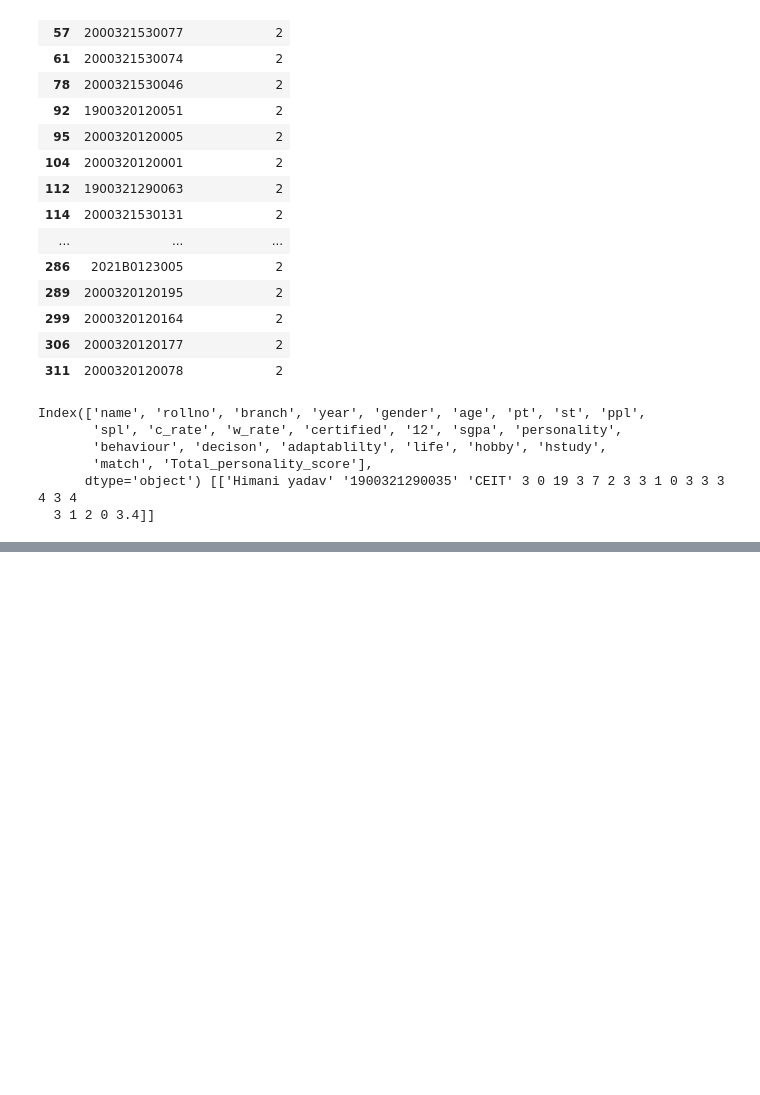
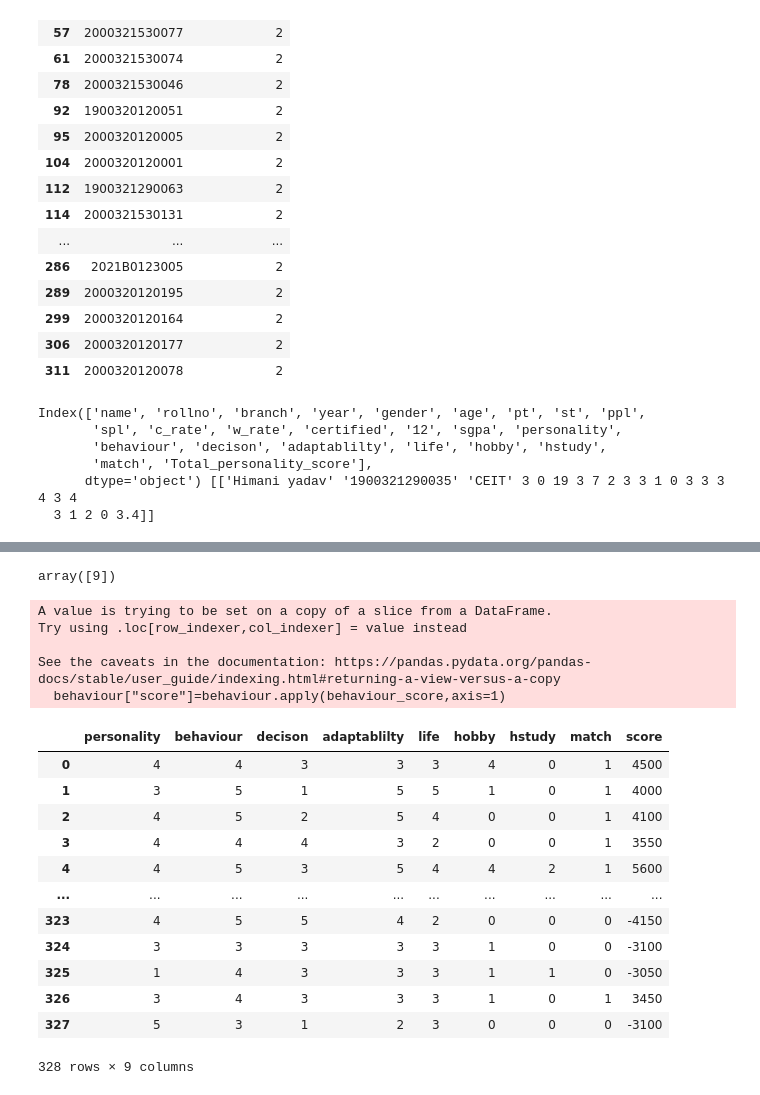
Before and after one commit to sarvjeetdev/friendsai, a Jupyter notebook: technical.ipynb, the cells around one changed output, grey strips where cells are left out. Saved outputs shown, nothing was run; the diff lists cells and outputs as text; code cells hidden in the pictures; blank space fills up the shorter version.

```diff
--- a/technical.ipynb
+++ b/technical.ipynb
@@ -265,0 +401,34 @@ Index(['name', 'rollno', 'branch', 'year', 'gender', 'age', 'pt', 'st', 'ppl',
+# %%
+kmeans.predict([[5500,200]])
+# %% [output]
+array([9])
+# %%
+def behaviour_score(s):
+    st=((350*s["behaviour"])+(300*s["personality"])+(250*s["hobby"])+(200*s["hstudy"])+(150*s["adaptablilty"])+(100*s["decison"])+(50*s["life"]))
+    if(s["match"]==0):
+        st*=-1
+    return st
+# %%
+behaviour["score"]=behaviour.apply(behaviour_score,axis=1)
+# %% [output]
+A value is trying to be set on a copy of a slice from a DataFrame.
+Try using .loc[row_indexer,col_indexer] = value instead
+
+See the caveats in the documentation: https://pandas.pydata.org/pandas-docs/stable/user_guide/indexing.html#returning-a-view-versus-a-copy
+  behaviour["score"]=behaviour.apply(behaviour_score,axis=1)
+# %%
+behaviour
+# %% [output]
+|  | personality | behaviour | decison | adaptablilty | life | hobby | hstudy | match | score |
+| 0 | 4 | 4 | 3 | 3 | 3 | 4 | 0 | 1 | 4500 |
+| 1 | 3 | 5 | 1 | 5 | 5 | 1 | 0 | 1 | 4000 |
+| 2 | 4 | 5 | 2 | 5 | 4 | 0 | 0 | 1 | 4100 |
+| 3 | 4 | 4 | 4 | 3 | 2 | 0 | 0 | 1 | 3550 |
+| 4 | 4 | 5 | 3 | 5 | 4 | 4 | 2 | 1 | 5600 |
+| ... | ... | ... | ... | ... | ... | ... | ... | ... | ... |
+| 323 | 4 | 5 | 5 | 4 | 2 | 0 | 0 | 0 | -4150 |
+| 324 | 3 | 3 | 3 | 3 | 3 | 1 | 0 | 0 | -3100 |
+| 325 | 1 | 4 | 3 | 3 | 3 | 1 | 1 | 0 | -3050 |
+| 326 | 3 | 4 | 3 | 3 | 3 | 1 | 0 | 1 | 3450 |
+| 327 | 5 | 3 | 1 | 2 | 3 | 0 | 0 | 0 | -3100 |
+328 rows × 9 columns
```
Also changed, not shown: parts of 27 cells of this notebook.
